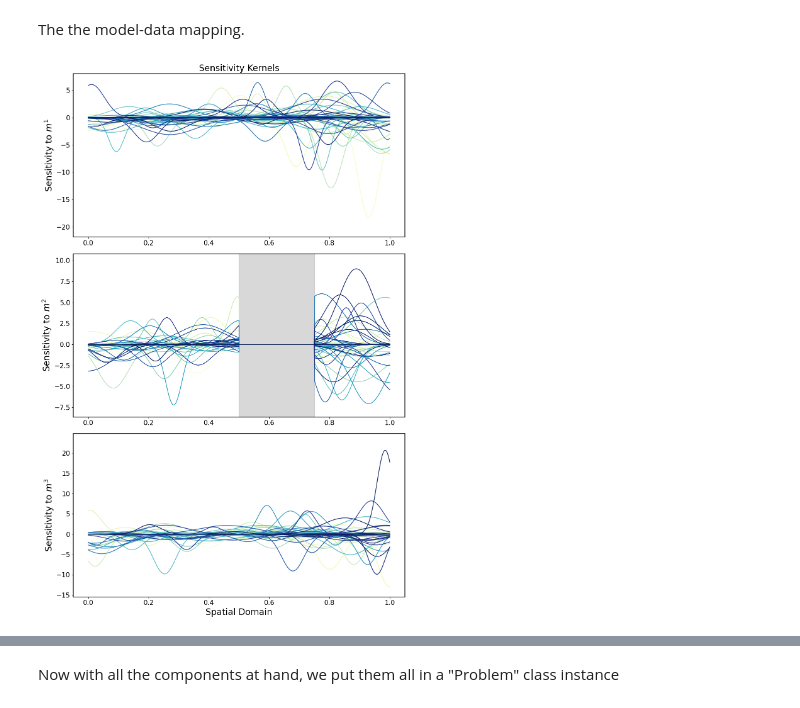
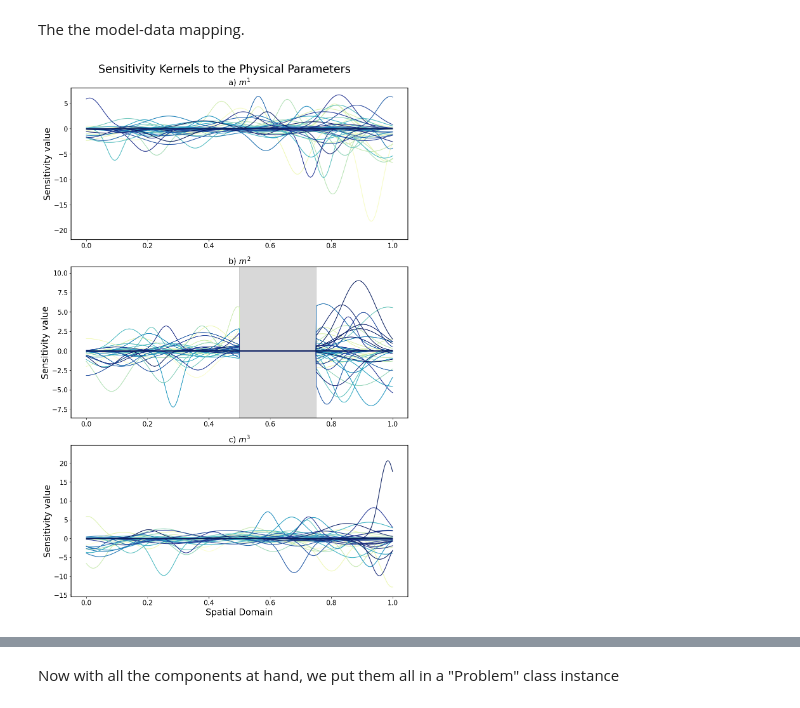
Before and after one commit to Adrian-Mag/SOLA_DLI, a Jupyter notebook: examples/Target_Paper_Examples/solving_problems_fake.ipynb, the cells around one changed output, grey strips where cells are left out. Drawn from its saved outputs; the diff is of its cells as text; code cells hidden in the pictures.

Commit message:
more repairing plots for paper

```diff
--- a/examples/Target_Paper_Examples/solving_problems_fake.ipynb
+++ b/examples/Target_Paper_Examples/solving_problems_fake.ipynb
@@ -79,38 +79,39 @@ G = mappings.DirectSumMapping(domain=M, codomain=D, mappings=tuple(constituent_m
 # %%
 %matplotlib inline
 fig, axes = plt.subplots(len(physical_parameters), 1, figsize=(12, 6*len(physical_parameters)))
-
+labels = ['a) ', 'b) ', 'c) '] # for plotting the labels
 for i, param in enumerate(physical_parameters):
     # Initialize y_min and y_max with extreme values to be updated dynamically
     y_min = float('inf')
     y_max = float('-inf')
 
     for j, kernel in enumerate(sensitivity_dict[param]):
         y_values = kernel.evaluate(domain.mesh)  # Extract y-values from the kernel data
 
         # Update y_min and y_max based on current kernel's data
         y_min = min(y_min, np.min(y_values))
         y_max = max(y_max, np.max(y_values))
 
         axes[i].plot(domain.mesh, y_values, color=colors[int(100*j/how_many_data)])
     y_min *= 1.2
     y_max *= 1.2
+    axes[i].set_title(labels[i] + physical_parameters_symbols[param],)
     axes[i].tick_params(axis='both', which='major', labelsize=15)
     axes[i].set_ylim([y_min, y_max])
-    axes[i].set_ylabel('Sensitivity to ' + physical_parameters_symbols[param], fontsize=20)
+    axes[i].set_ylabel('Sensitivity value', fontsize=20)
 
 axes[1].fill_betweenx([y_min, y_max], 0.5, 0.75, color='gray', alpha=0.3, label='No Sensitivity Region')
 
 # Adjust fontsize for ticks
-axes[0].set_title('Sensitivity Kernels', fontsize=20)
 axes[i].set_xlabel('Spatial Domain', fontsize=20)
+plt.suptitle('Sensitivity Kernels to the Physical Parameters', fontsize=25)
 plt.xticks(fontsize=15)
 plt.yticks(fontsize=15)
 plt.tight_layout()
 plt.savefig('Kernels_for_paper.pdf', bbox_inches='tight', dpi=300)
 plt.show()
 # %% [output]
-[figure, old version]
+[figure, new version]
 # %%
 ###################################
 # Create property mapping and space
```
Also changed, not shown: parts of 5 cells of this notebook, 9 other files.
